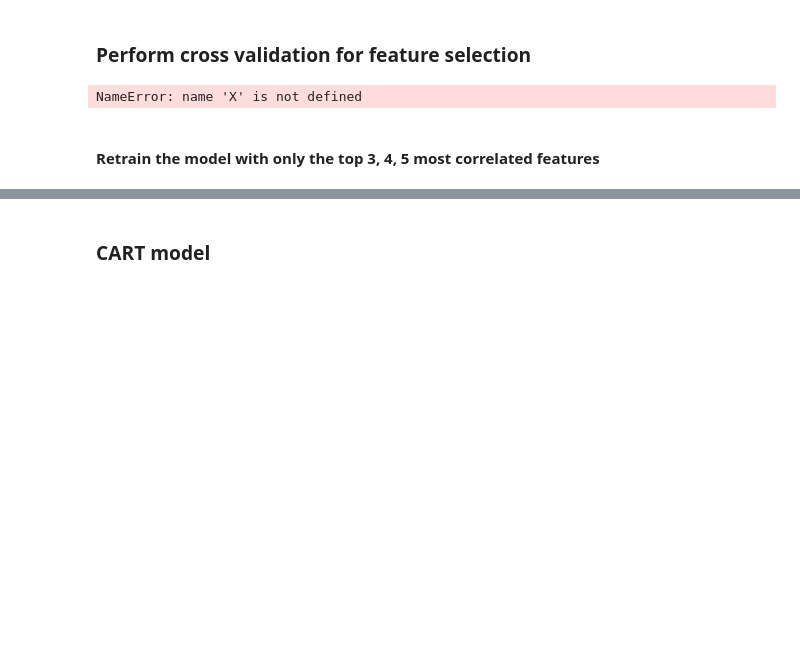
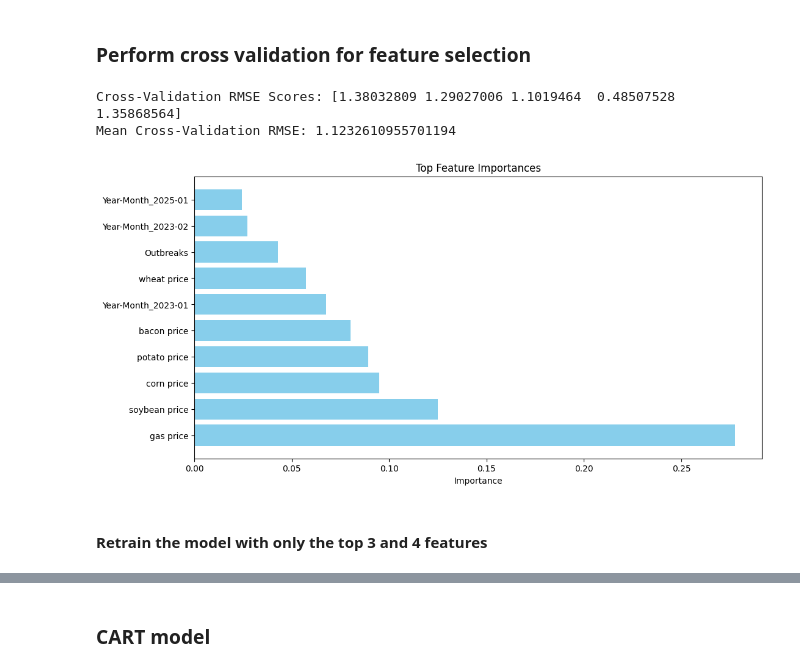
Before and after one commit to xeniachen-01/142a-eggs, a Jupyter notebook: project.ipynb, the cells around one changed output, grey strips where cells are left out. Drawn from its saved outputs; the diff is of its cells as text; code cells hidden in the pictures; blank space fills up the shorter version.

```diff
--- a/project.ipynb
+++ b/project.ipynb
@@ -197,39 +234,39 @@ from sklearn.ensemble import RandomForestRegressor
 from sklearn.pipeline import Pipeline
 from sklearn.preprocessing import StandardScaler
 
 # Create a pipeline with scaling and feature selection
 pipeline = Pipeline(steps=[
     ('scaler', StandardScaler()),
     ('feature_selection', SelectFromModel(RandomForestRegressor(random_state=42))),
     ('model', RandomForestRegressor(random_state=42))
 ])
 
-# X = X.drop(columns=["Year-Month"])
-
 # Perform cross-validation
-cv_scores = cross_val_score(pipeline, X, y, cv=5, scoring='neg_mean_squared_error')
+cv_scores = cross_val_score(pipeline, X_encoded, y, cv=5, scoring='neg_mean_squared_error')
 # Convert negative MSE to RMSE
 rmse_scores = (-cv_scores) ** 0.5
 # Print the RMSE scores for each fold
 print("Cross-Validation RMSE Scores:", rmse_scores)
 # Print the mean RMSE score
 print("Mean Cross-Validation RMSE:", rmse_scores.mean())
 # Feature importance from Random Forest model
 rf_model = RandomForestRegressor(random_state=42)
-rf_model.fit(X, y)
+rf_model.fit(X_encoded, y)
 importances = rf_model.feature_importances_
-feature_names = X.columns
+feature_names = X_encoded.columns
 importances_df = pd.DataFrame({'Feature': feature_names, 'Importance': importances})
 importances_df = importances_df.sort_values(by='Importance', ascending=False)
 importances_df.head(10)
 # Plot feature importances
 plt.figure(figsize=(12, 6))
 plt.barh(importances_df['Feature'][:10], importances_df['Importance'][:10], color='skyblue')
 plt.xlabel('Importance')
 plt.title('Top Feature Importances')
 plt.show()
 # %% [output]
-NameError: name 'X' is not defined
+Cross-Validation RMSE Scores: [1.38032809 1.29027006 1.1019464  0.48507528 1.35868564]
+Mean Cross-Validation RMSE: 1.1232610955701194
+[figure, added]
 # %% [markdown]
-#### Retrain the model with only the top 3, 4, 5 most correlated features
+#### Retrain the model with only the top 3 and 4 features
 # %%
```
Also changed, not shown: parts of 20 cells of this notebook, 2 other files.
